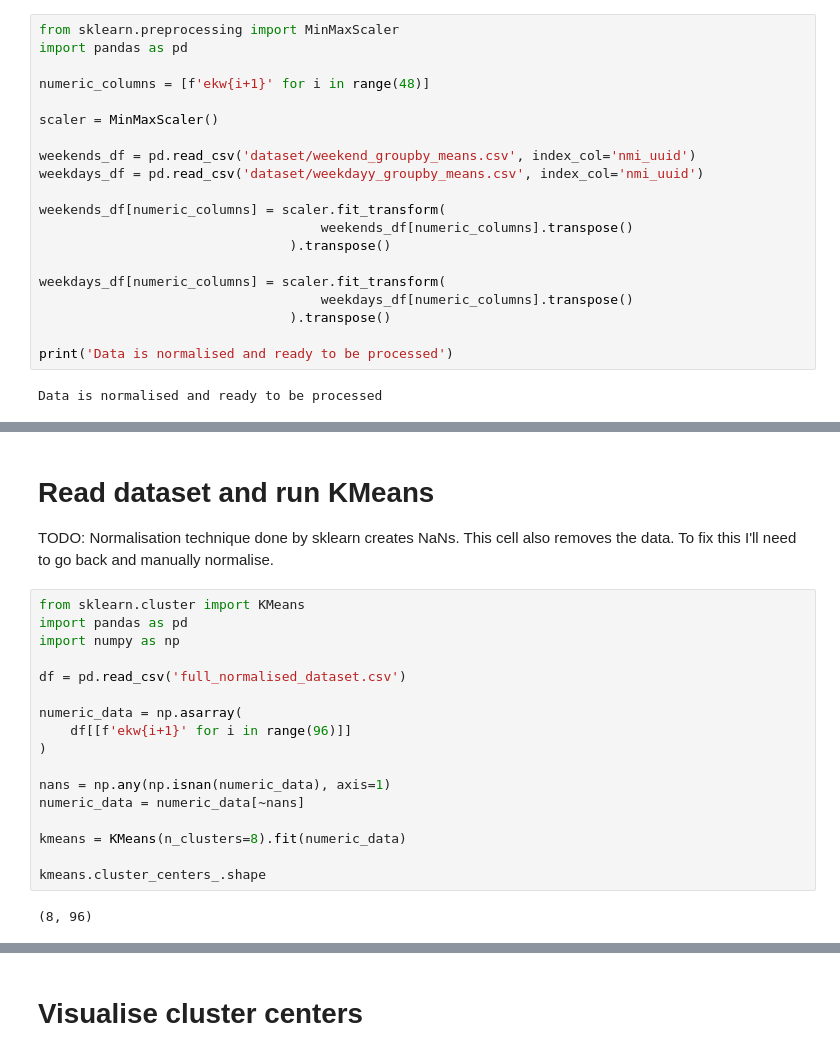
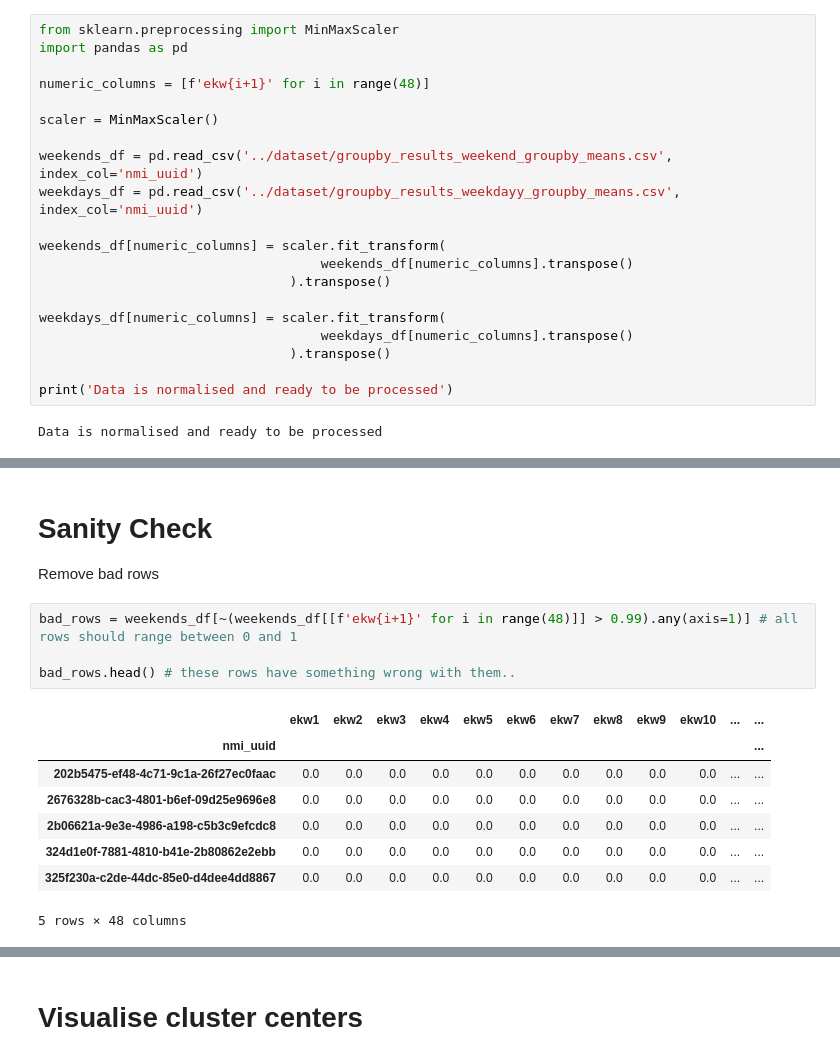
Before and after one commit to star44/capstone-project, a Jupyter notebook: Clustering.ipynb, the cells around one changed output, grey strips where cells are left out. Cells and saved outputs as stored; diff of their text form.

```diff
--- a/Clustering.ipynb
+++ b/Clustering.ipynb
@@ -17,8 +20,8 @@ numeric_columns = [f'ekw{i+1}' for i in range(48)]
 
 scaler = MinMaxScaler()
 
-weekends_df = pd.read_csv('dataset/weekend_groupby_means.csv', index_col='nmi_uuid')
-weekdays_df = pd.read_csv('dataset/weekdayy_groupby_means.csv', index_col='nmi_uuid')
+weekends_df = pd.read_csv('../dataset/groupby_results_weekend_groupby_means.csv', index_col='nmi_uuid')
+weekdays_df = pd.read_csv('../dataset/groupby_results_weekdayy_groupby_means.csv', index_col='nmi_uuid')
 
 weekends_df[numeric_columns] = scaler.fit_transform(
                                     weekends_df[numeric_columns].transpose()
@@ -77,23 +37,17 @@ Name: 0000687e-c6d9-45b5-abe2-17d0219b0f6d, dtype: float64
-# %% [markdown]
-# Read dataset and run KMeans
-
-TODO: Normalisation technique done by sklearn creates NaNs. This cell also removes the data. To fix this I'll need to go back and manually normalise.
-# %%
-from sklearn.cluster import KMeans
-import pandas as pd
-import numpy as np
-
-df = pd.read_csv('full_normalised_dataset.csv')
-
-numeric_data = np.asarray(
-    df[[f'ekw{i+1}' for i in range(96)]]
-)
-
-nans = np.any(np.isnan(numeric_data), axis=1)
-numeric_data = numeric_data[~nans]
-
-kmeans = KMeans(n_clusters=8).fit(numeric_data)
-
-kmeans.cluster_centers_.shape
-# %% [output]
-(8, 96)
+# %% [markdown]
+# Sanity Check
+
+Remove bad rows
+# %%
+bad_rows = weekends_df[~(weekends_df[[f'ekw{i+1}' for i in range(48)]] > 0.99).any(axis=1)] # all rows should range between 0 and 1
+
+bad_rows.head() # these rows have something wrong with them..
+# %% [output]
+|  | ekw1 | ekw2 | ekw3 | ekw4 | ekw5 | ekw6 | ekw7 | ekw8 | ekw9 | ekw10 | ... | ... |
+| nmi_uuid |  |  |  |  |  |  |  |  |  |  |  | ... |
+| 202b5475-ef48-4c71-9c1a-26f27ec0faac | 0.0 | 0.0 | 0.0 | 0.0 | 0.0 | 0.0 | 0.0 | 0.0 | 0.0 | 0.0 | ... | ... |
+| 2676328b-cac3-4801-b6ef-09d25e9696e8 | 0.0 | 0.0 | 0.0 | 0.0 | 0.0 | 0.0 | 0.0 | 0.0 | 0.0 | 0.0 | ... | ... |
+| 2b06621a-9e3e-4986-a198-c5b3c9efcdc8 | 0.0 | 0.0 | 0.0 | 0.0 | 0.0 | 0.0 | 0.0 | 0.0 | 0.0 | 0.0 | ... | ... |
+| 324d1e0f-7881-4810-b41e-2b80862e2ebb | 0.0 | 0.0 | 0.0 | 0.0 | 0.0 | 0.0 | 0.0 | 0.0 | 0.0 | 0.0 | ... | ... |
+| 325f230a-c2de-44dc-85e0-d4dee4dd8867 | 0.0 | 0.0 | 0.0 | 0.0 | 0.0 | 0.0 | 0.0 | 0.0 | 0.0 | 0.0 | ... | ... |
+5 rows × 48 columns
```
Also changed, not shown: parts of 10 cells of this notebook.
